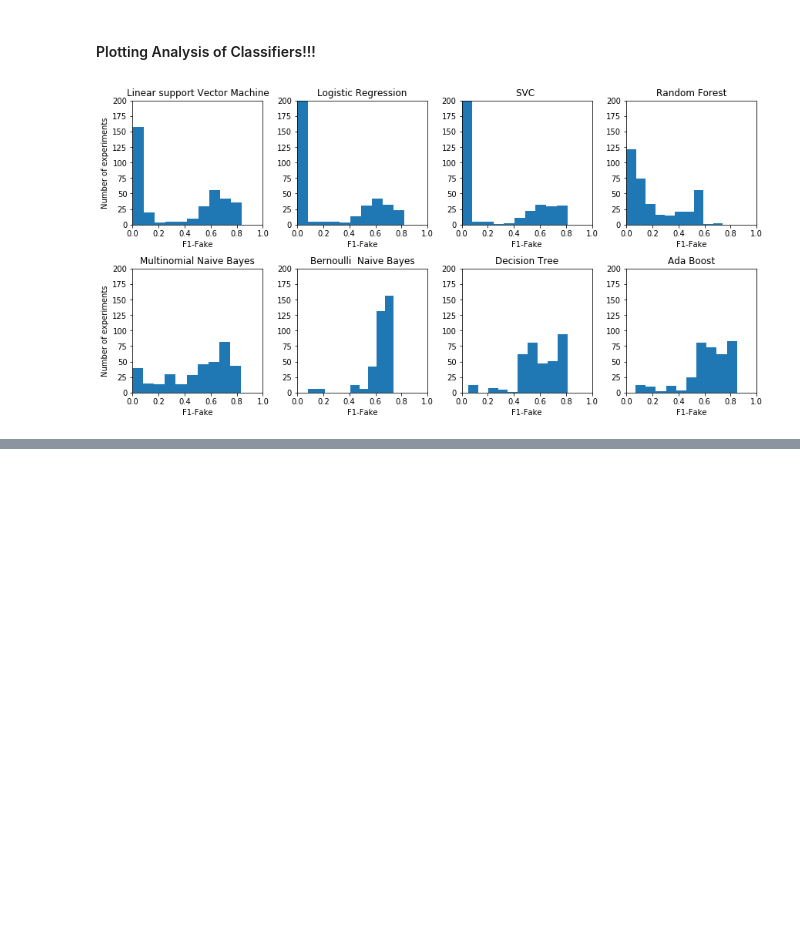
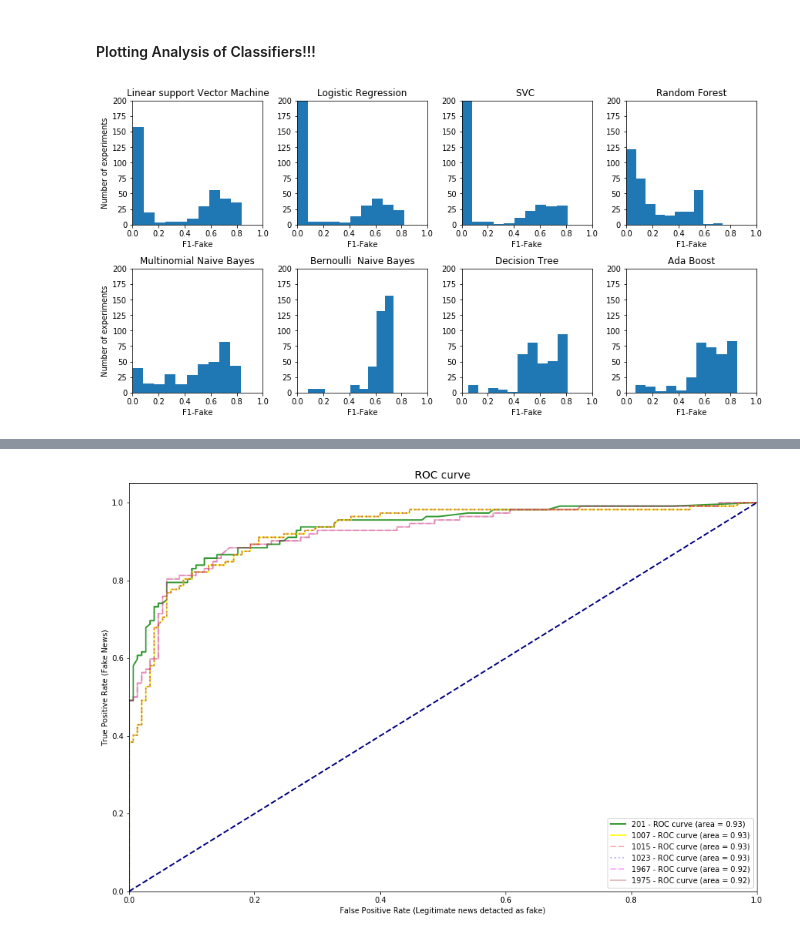
Before and after one commit to MaazAmjad/Urdu_Fake_News, a Jupyter notebook: ResultAnalysis.ipynb, the cells around one changed output, grey strips where cells are left out. Drawn from its saved outputs; the diff is of its cells as text; code cells hidden in the pictures; blank space fills up the shorter version.

Commit message:
Roc curves

```diff
--- a/ResultAnalysis.ipynb
+++ b/ResultAnalysis.ipynb
@@ -740,0 +745,5 @@ figure.savefig('weight.png')
+# %%
+import json
+
+y_proba = json.load(open('results/y_probabilities_for_roccurve.json'))
+y_proba.keys()
@@ -740,0 +752,2 @@ figure.savefig('weight.png')
+# %%
+test_y = y_proba['test_y']
@@ -740,0 +780,63 @@ figure.savefig('weight.png')
+# %%
+from sklearn.metrics import roc_curve, auc, roc_auc_score
+import matplotlib.pyplot as plt
+%matplotlib inline
+
+#roc_auc_score(y_test, y_pred_scores[:, 1])
+
+plt.figure(figsize=[15,10])
+lw = 2
+
+# 201
+fpr, tpr, thresholds = roc_curve(test_y, y_proba['201'])
+roc_auc = auc(fpr, tpr)
+roc_auc = roc_auc_score(test_y, y_proba['201'])
+plt.plot(fpr, tpr, color='green',
+         lw=lw, label='201 - ROC curve (area = %0.2f)' % roc_auc, alpha=0.8)
+
+# 1007
+fpr, tpr, thresholds = roc_curve(test_y, y_proba['1007'])
+roc_auc = auc(fpr, tpr)
+plt.plot(fpr, tpr, color='yellow',
+         lw=lw, label='1007 - ROC curve (area = %0.2f)' % roc_auc, alpha=0.8)
+
+# 1015
+fpr, tpr, thresholds = roc_curve(test_y, y_proba['1015'])
+roc_auc = auc(fpr, tpr)
+plt.plot(fpr, tpr, color='red',
+         lw=lw, label='1015 - ROC curve (area = %0.2f)' % roc_auc, alpha=0.3, linestyle='--')
+
+
+# 1023
+fpr, tpr, thresholds = roc_curve(test_y, y_proba['1023'])
+roc_auc = auc(fpr, tpr)
+plt.plot(fpr, tpr, color='blue',
+         lw=lw, label='1023 - ROC curve (area = %0.2f)' % roc_auc, alpha=0.3, linestyle=':')
+
+
+# 1967
+fpr, tpr, thresholds = roc_curve(test_y, y_proba['1967'])
+roc_auc = auc(fpr, tpr)
+plt.plot(fpr, tpr, color='magenta',
+         lw=lw, label='1967 - ROC curve (area = %0.2f)' % roc_auc, alpha=0.3, linestyle='--')
+
+
+# 1975
+fpr, tpr, thresholds = roc_curve(test_y, y_proba['1975'])
+roc_auc = auc(fpr, tpr)
+plt.plot(fpr, tpr, color='brown',
+         lw=lw, label='1975 - ROC curve (area = %0.2f)' % roc_auc, alpha=0.3)
+
+
+plt.plot([0, 1], [0, 1], color='navy', lw=lw, linestyle='--')
+plt.xlim([0.0, 1.0])
+plt.ylim([0.0, 1.05])
+plt.xlabel('False Positive Rate (Legitimate news detacted as fake)')
+plt.ylabel('True Positive Rate (Fake News)')
+plt.title('ROC curve', size=14)
+plt.legend(loc="lower right")
+#plt.show()
+
+plt.savefig('figures/ROC-curves.png', dpi=300)
+# %% [output]
+[figure, added]
```
Also changed, not shown: parts of 7 cells of this notebook, 2 other files.
